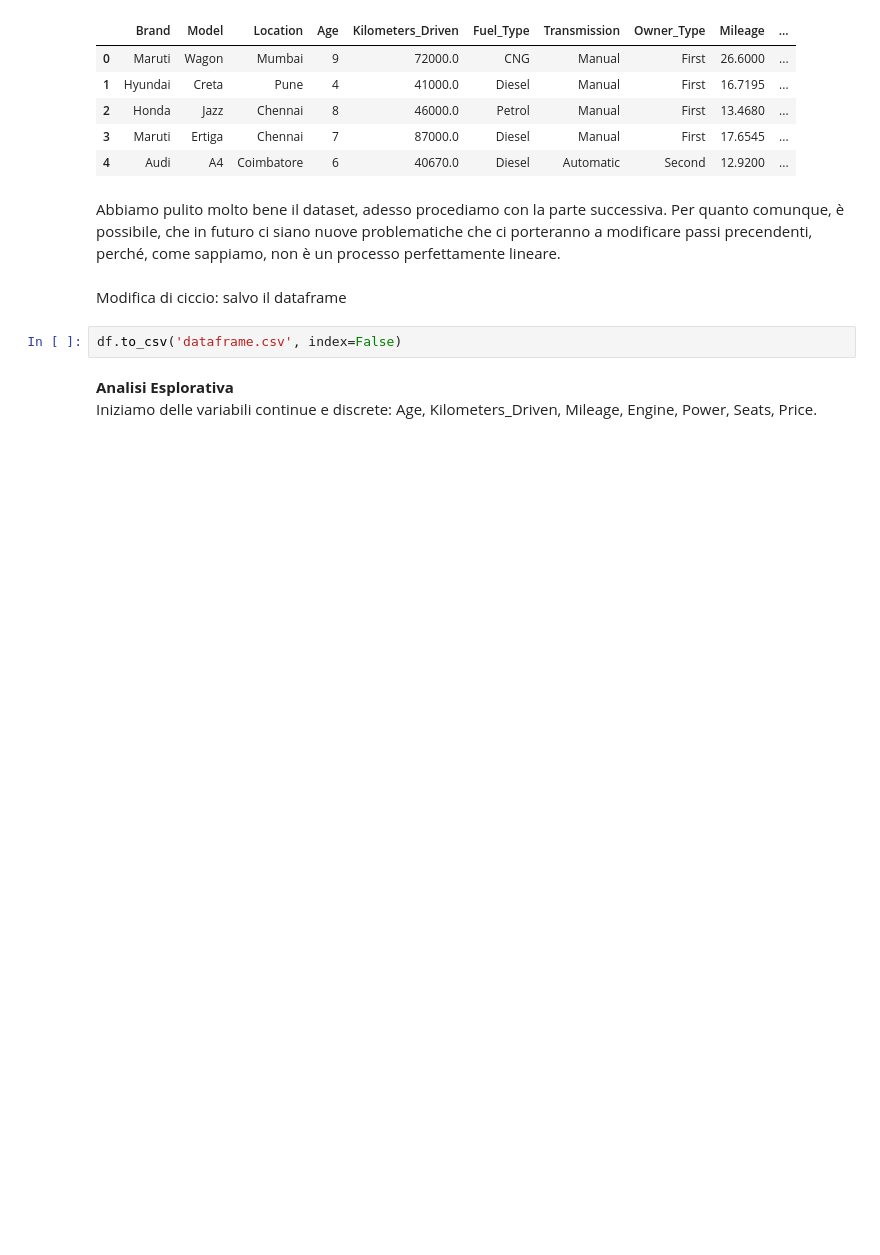
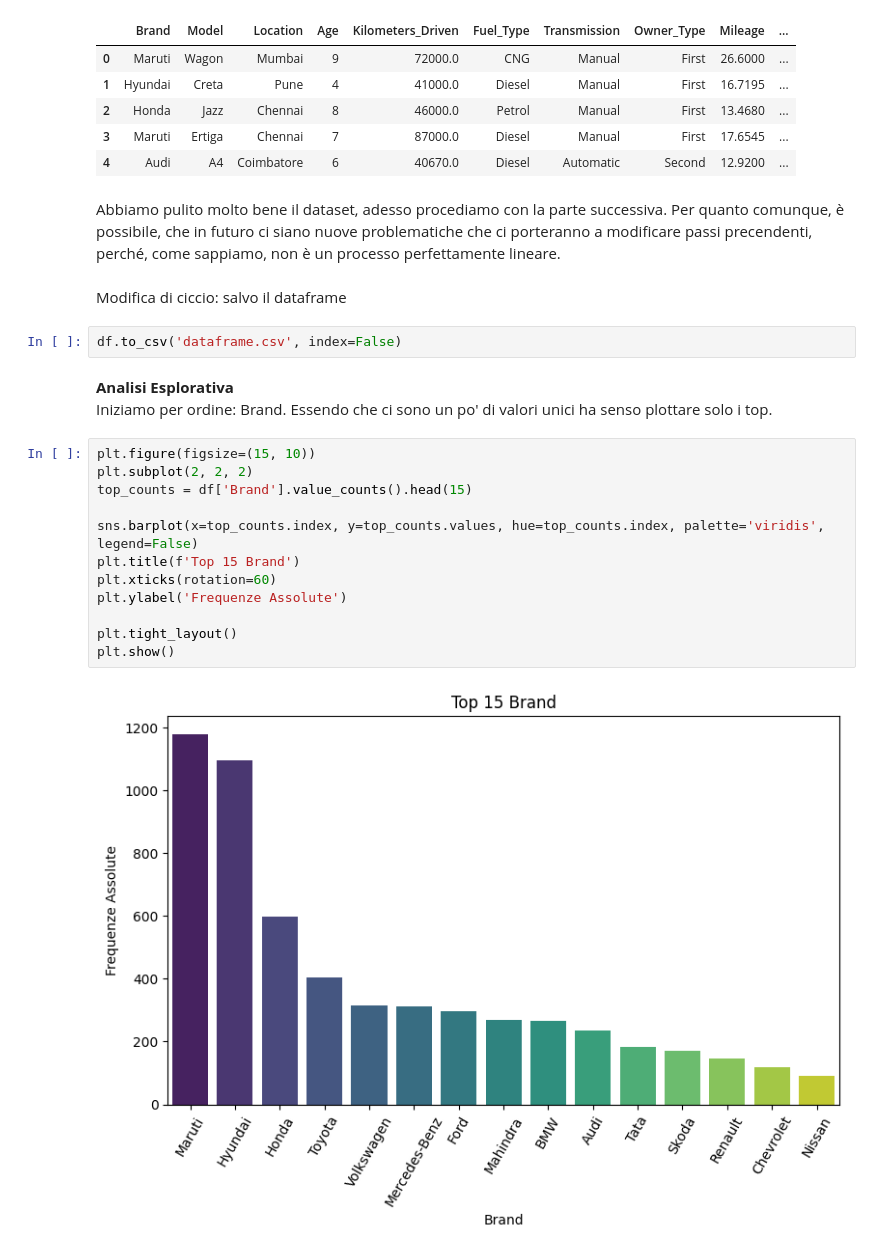
Before and after one commit to fragreco04/progetto-fad-2526, a Jupyter notebook: notebooks/drafts/part-1/edaFil.ipynb, the cells around one changed output. Saved outputs shown, nothing was run; the diff lists cells and outputs as text; blank space fills up the shorter version.

```diff
--- a/notebooks/drafts/part-1/edaFil.ipynb
+++ b/notebooks/drafts/part-1/edaFil.ipynb
@@ -605,4 +605,18 @@ Modifica di ciccio: salvo il dataframe
 df.to_csv('dataframe.csv', index=False)
 # %% [markdown]
 **Analisi Esplorativa**
-Iniziamo delle variabili continue e discrete: Age, Kilometers_Driven, Mileage, Engine, Power, Seats, Price.
+Iniziamo per ordine: Brand. Essendo che ci sono un po' di valori unici ha senso plottare solo i top.
+# %%
+plt.figure(figsize=(15, 10))
+plt.subplot(2, 2, 2)
+top_counts = df['Brand'].value_counts().head(15)
+
+sns.barplot(x=top_counts.index, y=top_counts.values, hue=top_counts.index, palette='viridis', legend=False)
+plt.title(f'Top 15 Brand')
+plt.xticks(rotation=60)
+plt.ylabel('Frequenze Assolute')
+
+plt.tight_layout()
+plt.show()
+# %% [output]
+[figure, added]
```
Also changed, not shown: parts of 5 cells of this notebook.
